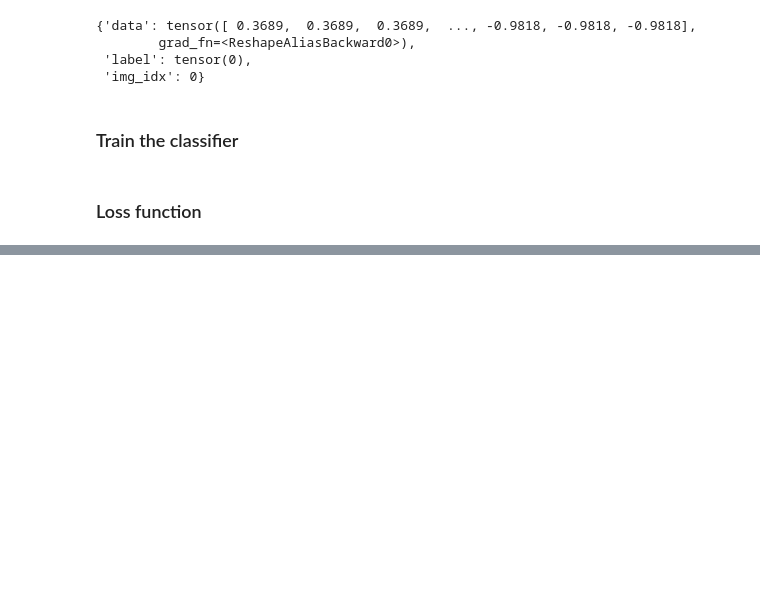
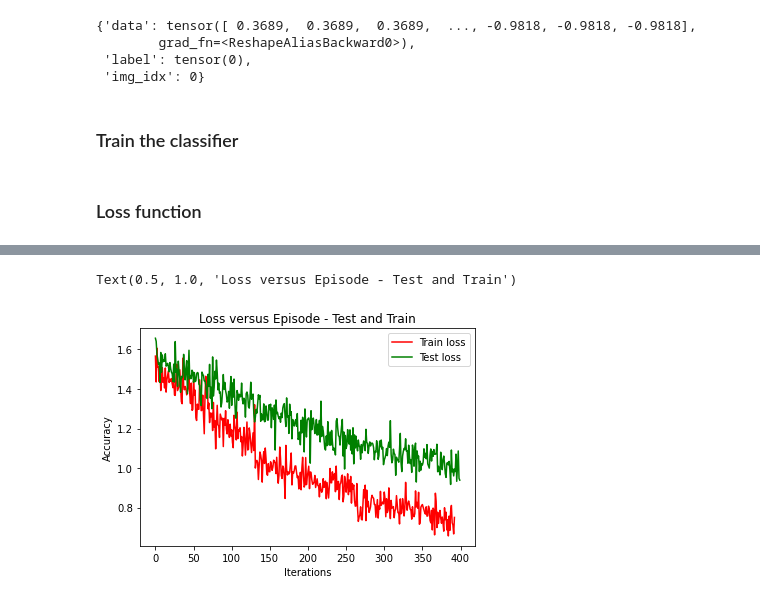
Before and after one commit to raman32/cse676project, a Jupyter notebook: Classifier.ipynb, the cells around one changed output, grey strips where cells are left out. Saved outputs shown, nothing was run; the diff lists cells and outputs as text; code cells hidden in the pictures; blank space fills up the shorter version.

```diff
--- a/Classifier.ipynb
+++ b/Classifier.ipynb
@@ -197,0 +208,11 @@ output [48 48 48 ... 48 48 48]
+# %%
+fig,axs = plt.subplots()
+axs.plot(np.array(train_loss), c = 'r', label = 'Train loss')
+axs.plot(np.array(test_loss)[0:400], c = 'g', label = 'Test loss')
+axs.legend()
+axs.set_xlabel('Iterations')
+axs.set_ylabel('Accuracy')
+axs.set_title('Loss versus Episode - Test and Train')
+# %% [output]
+Text(0.5, 1.0, 'Loss versus Episode - Test and Train')
+[figure, added]
```
Also changed, not shown: parts of 12 cells of this notebook, 1 other file.
